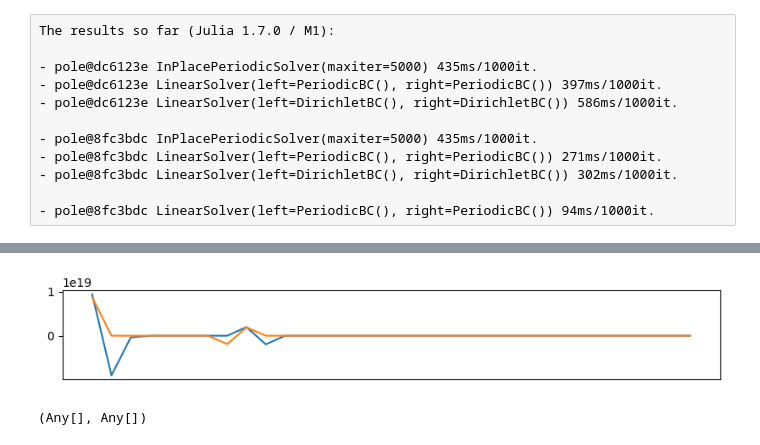
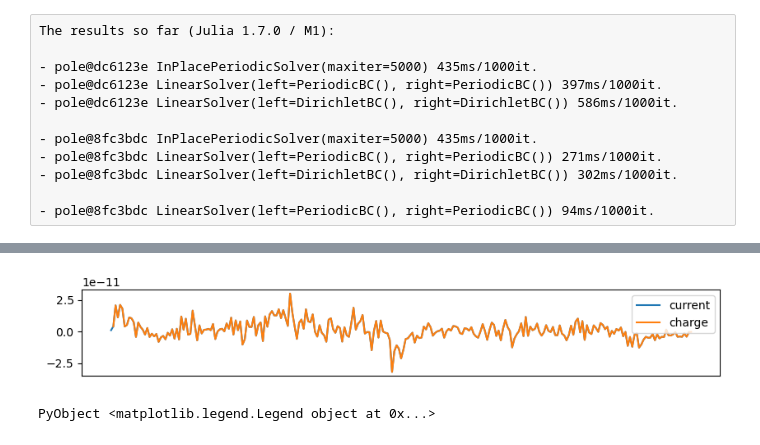
Before and after one commit to bchaber/iskra, a Jupyter notebook: twostreams.ipynb, the cells around one changed output, grey strips where cells are left out. Cells and saved outputs as stored; diff of their text form; code cells hidden in the pictures.

Commit message:
Somehow working current deposition

```diff
--- a/twostreams.ipynb
+++ b/twostreams.ipynb
@@ -308,5 +289,5 @@ PyPlot.colorbar(orientation="horizontal");
 # %%
-it = 400
+it = ts-2
 Jx = diagnostics["Jx"][:,it]
 ρ1 = diagnostics["rho"][:,it]
 ρ2 = diagnostics["rho"][:,it+1]
@@ -336,9 +305,10 @@ PyPlot.plot([(ρ2[i] - ρ1[i]) / Δt for i in 1:nx])
 # %%
 PyPlot.figure(figsize=(10,3))
 PyPlot.subplot(2,1,1)
-PyPlot.plot([5.5e7electronNumRatio * (Jx[i] - Jx[i+1]) / Δh for i in 1:nx])
-PyPlot.plot([(ρ2[i] - ρ1[i]) / Δt for i in 1:nx])
+PyPlot.plot(1:nx, [Jx[i]   for i in 1:nx])
+PyPlot.plot(2:nx+1, [Jx[i+1] for i in 1:nx])
 PyPlot.xticks([])
+PyPlot.legend(("current", "charge"))
 # %% [output]
-[figure, old version]
+[figure, new version]
-(Any[], Any[])
+PyObject <matplotlib.legend.Legend object at 0x...>
```
Also changed, not shown: parts of 19 cells of this notebook, 2 other files.
